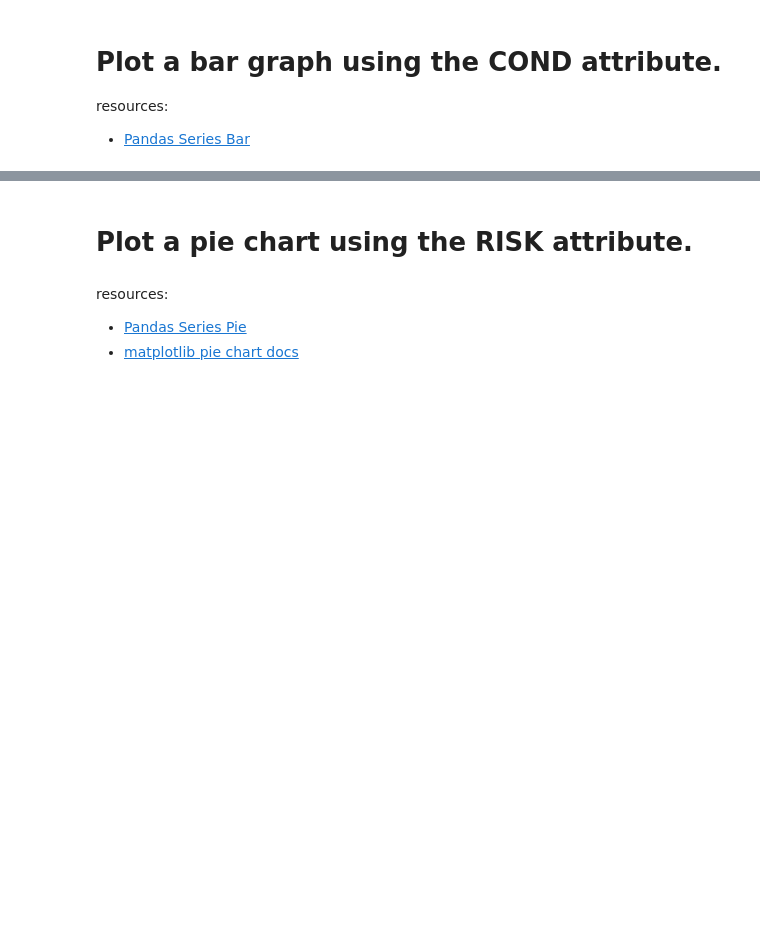
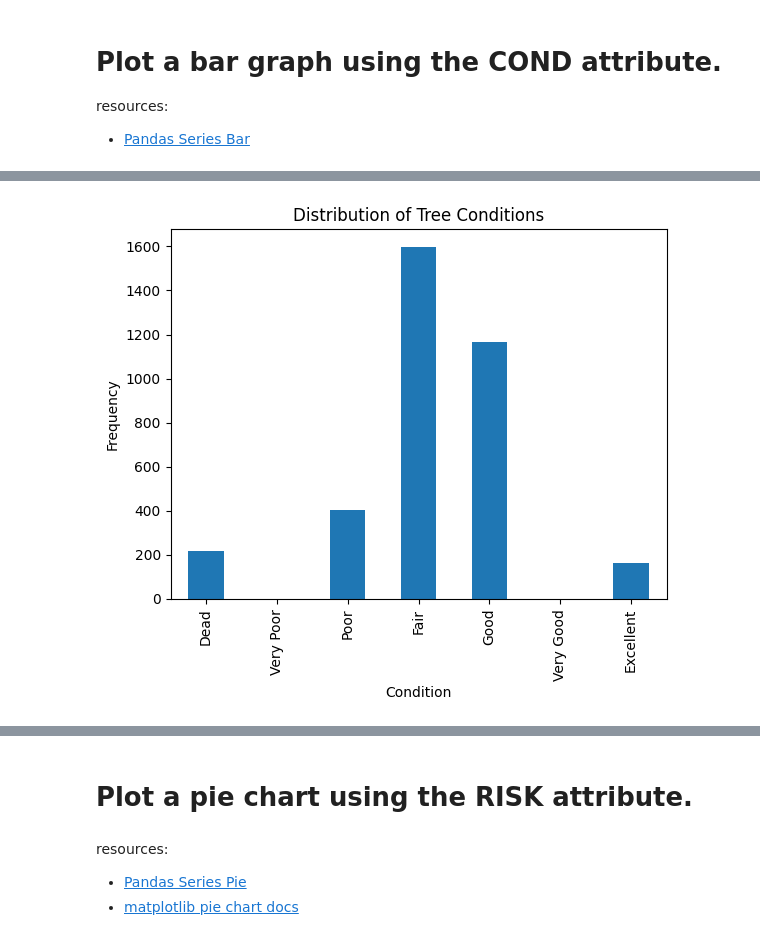
Before and after one commit to SevenDot0-Week5/Data-Notebooks-Week5, a Jupyter notebook: CityOfNewarkDETreeSurvey/newark_de_tree_survey.ipynb, the cells around one changed output, grey strips where cells are left out. Saved outputs shown, nothing was run; the diff lists cells and outputs as text; code cells hidden in the pictures; blank space fills up the shorter version.

```diff
--- a/CityOfNewarkDETreeSurvey/newark_de_tree_survey.ipynb
+++ b/CityOfNewarkDETreeSurvey/newark_de_tree_survey.ipynb
@@ -136,3 +163,5 @@ resources:
 # %%
 # Were these already in the order you would want them to be in order for a graph to make sense?
 # If not, reorder  the Series.
+
+cond_counts = cond_counts.reindex(["Dead", "Very Poor", "Poor", "Fair", "Good", "Very Good", "Excellent"])
@@ -141,2 +168,11 @@ resources:
+# %%
+# Plot the Series here
+cond_counts.plot.bar()
+plt.xlabel("Condition")
+plt.ylabel("Frequency")
+plt.title("Distribution of Tree Conditions")
+plt.show()
+# %% [output]
+[figure, added]
 # %%
 # How many entries have missing values for the COND attribute? Why are these values missing?
```
Also changed, not shown: parts of 15 cells of this notebook.
